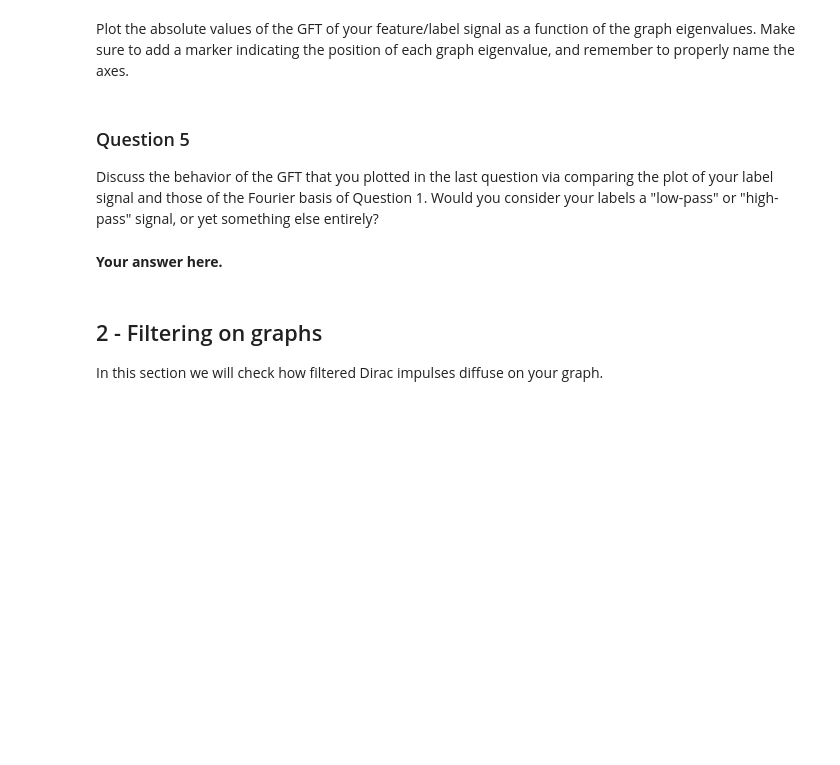
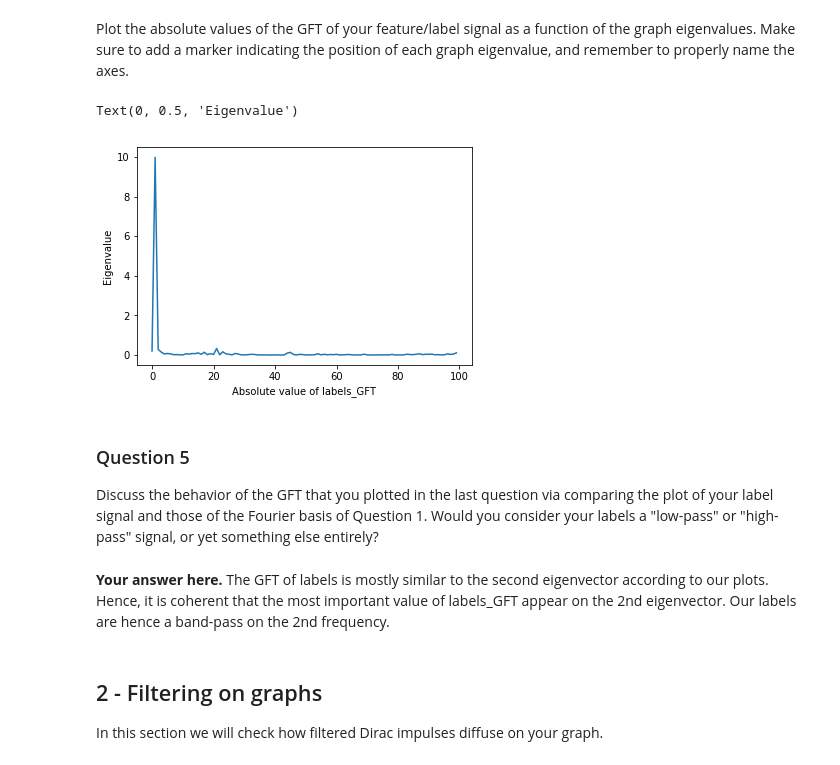
Before and after one commit to AgentAGadge/ntds_2018, a Jupyter notebook: milestones/4_graph_signal_processing.ipynb, the cells around one changed output. Cells and saved outputs as stored; diff of their text form; code cells hidden in the pictures; blank space fills up the shorter version.

```diff
--- a/milestones/4_graph_signal_processing.ipynb
+++ b/milestones/4_graph_signal_processing.ipynb
@@ -210,9 +215,17 @@ Plot the absolute values of the GFT of your feature/label signal as a function o
+# %%
+labels_GFT = GFT(labels)
+plt.plot(np.abs(labels_GFT))
+plt.xlabel('Absolute value of labels_GFT')
+plt.ylabel('Eigenvalue')
+# %% [output]
+Text(0, 0.5, 'Eigenvalue')
+[figure, added]
 # %% [markdown]
 ### Question 5
 
 Discuss the behavior of the GFT that you plotted in the last question via comparing the plot of your label signal and those of the Fourier basis of Question 1. Would you consider your labels a "low-pass" or "high-pass" signal, or yet something else entirely?
-# %% [markdown]
-**Your answer here.**
+# %% [markdown]
+**Your answer here.** The GFT of labels is mostly similar to the second eigenvector according to our plots. Hence, it is coherent that the most important value of labels_GFT appear on the 2nd eigenvector. Our labels are hence a band-pass on the 2nd frequency.
 # %% [markdown]
 ## 2 - Filtering on graphs
 
```
Also changed, not shown: parts of 4 cells of this notebook, 1 other file.
